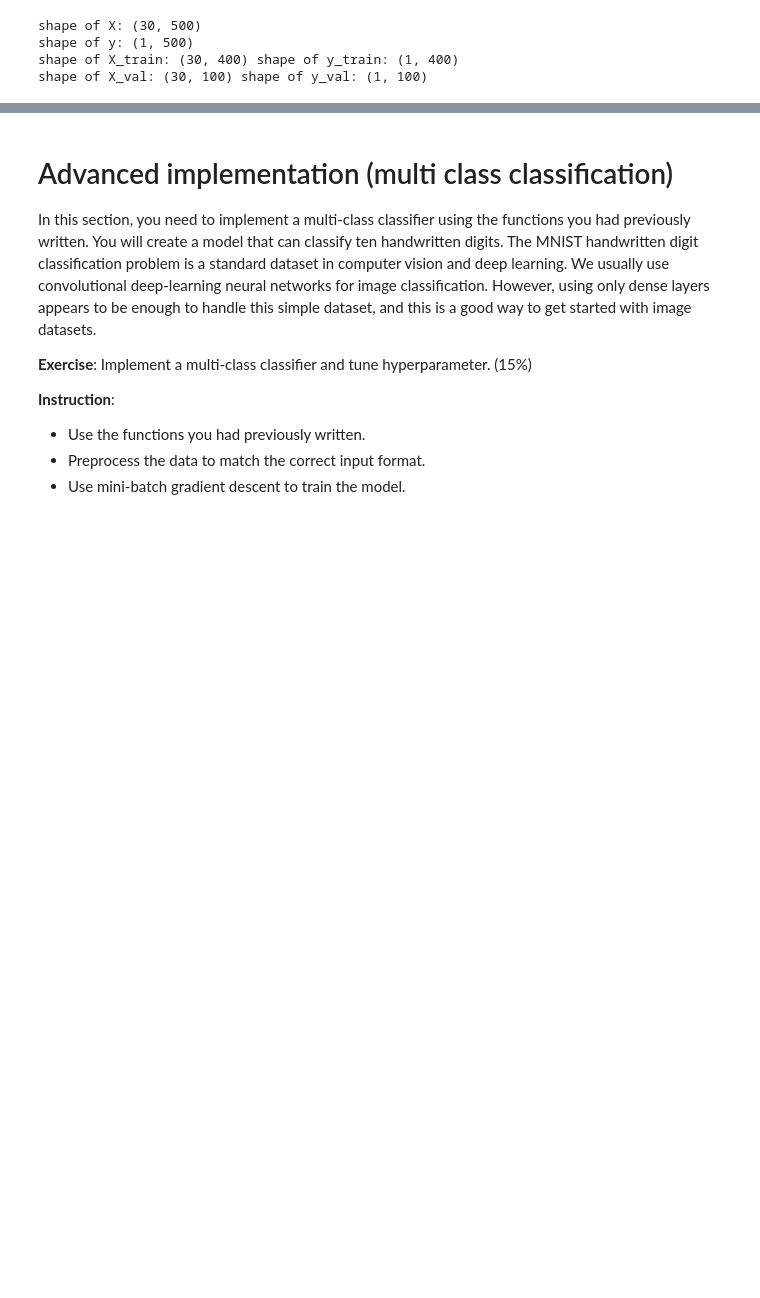
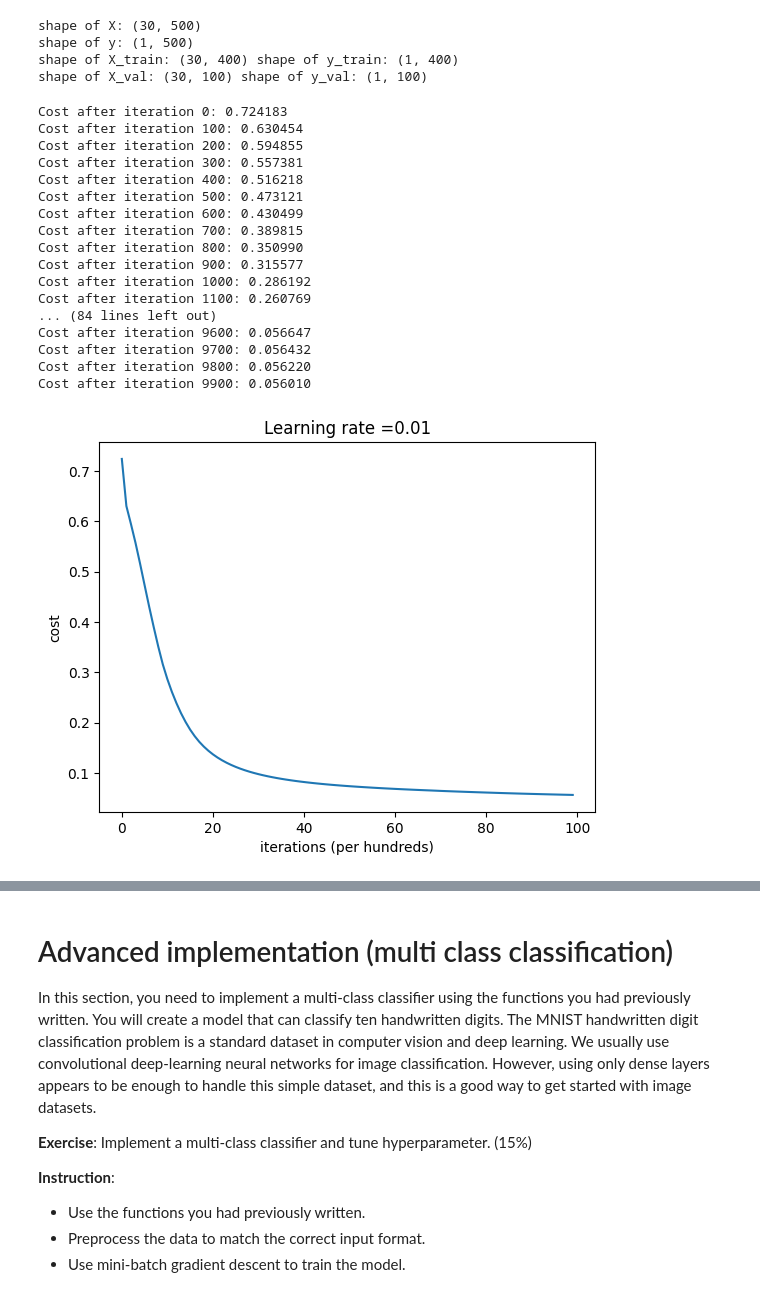
Before and after one commit to Cosmo-Wen/Machine-Learning, a Jupyter notebook: HW3/HW3_Neural_Network.ipynb, the cells around one changed output, grey strips where cells are left out. Cells and saved outputs as stored; diff of their text form; code cells hidden in the pictures; blank space fills up the shorter version.

```diff
--- a/HW3/HW3_Neural_Network.ipynb
+++ b/HW3/HW3_Neural_Network.ipynb
@@ -1033,7 +1150,14 @@ def compute_BCE_cost(AL, Y):
 
     # Compute loss from aL and y.
     ### START CODE HERE ### (≈ 1 line of code)
-    cost = None
+    cost = np.sum(Y * np.log(AL + 1e-5) + (1 - Y) * np.log(1 - AL + 1e-5)) / -m
+    if (math.isnan(cost)):
+        for i in range(AL.shape[0]):
+            for j in range(AL.shape[1]):
+                if (math.isnan(np.log(AL[i][j] + 1e-5))):
+                    print(f"AL {AL[i][j] + 1e-5}")
+                elif (math.isnan(np.log(1 - AL[i][j] + 1e-5))):
+                    print(f"1-AL {AL[i][j]}")
     ### END CODE HERE ###
 
     cost = np.squeeze(cost)      # To make sure your cost's shape is what we expect (e.g. this turns [[17]] into 17).
@@ -1076,7 +1202,7 @@ def compute_CCE_cost(AL, Y):
 
     # Compute loss from aL and y.
     ### START CODE HERE ### (≈ 1 line of code)
-    cost = None
+    cost = np.sum(Y * np.log(AL + 1e-5)) / -m
     ### END CODE HERE ###
 
     cost = np.squeeze(cost)      # To make sure your cost's shape is what we expect (e.g. this turns [[17]] into 17).
@@ -1138,7 +1266,7 @@ print("shape of y: " + str(y.shape))
 # GRADED CODE: binary classification
 ### START CODE HERE ###
 # min max scaling
-None
+X = np.array([(X[i] - np.min(X[i])) / (np.max(X[i] - np.min(X[i]))) for i in range(len(X))])
 ### END CODE HERE ###
 
 # split training set and validation set
@@ -1155,43 +1283,62 @@ shape of X_val: (30, 100) shape of y_val: (1, 100)
 # %%
 # GRADED CODE: binary classification
 ### START CODE HERE ###
-layers_dims = None
-activation_fn = None
-learning_rate = None
-num_iterations = None
+layers_dims = [30, 20, 10, 1]
+activation_fn = ["relu", "relu", "sigmoid"]
+learning_rate = 0.01
+num_iterations = 10000
 print_cost = True
 classes = 2
 costs = []                         # keep track of cost
 model = Model(layers_dims, activation_fn)
 
 # Loop (batch gradient descent)
 for i in range(0, num_iterations):
     # forward
-    AL = None
+    AL = model.forward(X_train)
 
     # compute cost
     if classes == 2:
-        cost = None
+        cost = compute_BCE_cost(AL, y_train)
     else:
-        cost = None
+        cost = compute_CCE_cost(AL, y_train)
 
     # backward
-    dA_prev = None
+    dA_prev = model.backward(AL = AL, Y = y_train)
 
     # update
-    None
+    model.update(learning_rate)
 
     if print_cost and i % 100 == 0:
         print ("Cost after iteration %i: %f" %(i, cost))
         costs.append(cost)
 
 # plot the cost
 plt.plot(np.squeeze(costs))
 plt.ylabel('cost')
 plt.xlabel('iterations (per hundreds)')
 plt.title("Learning rate =" + str(learning_rate))
 plt.show()
 ### END CODE HERE ###
+# %% [output]
+Cost after iteration 0: 0.724183
+Cost after iteration 100: 0.630454
+Cost after iteration 200: 0.594855
+Cost after iteration 300: 0.557381
+Cost after iteration 400: 0.516218
+Cost after iteration 500: 0.473121
+Cost after iteration 600: 0.430499
+Cost after iteration 700: 0.389815
+Cost after iteration 800: 0.350990
+Cost after iteration 900: 0.315577
+Cost after iteration 1000: 0.286192
+Cost after iteration 1100: 0.260769
+... (84 lines left out)
+Cost after iteration 9600: 0.056647
+Cost after iteration 9700: 0.056432
+Cost after iteration 9800: 0.056220
+Cost after iteration 9900: 0.056010
+[figure, added]
 # %%
 # Helper function
 def predict(X, y, model, classes):
```
Also changed, not shown: parts of 27 cells of this notebook, 1 other file.
